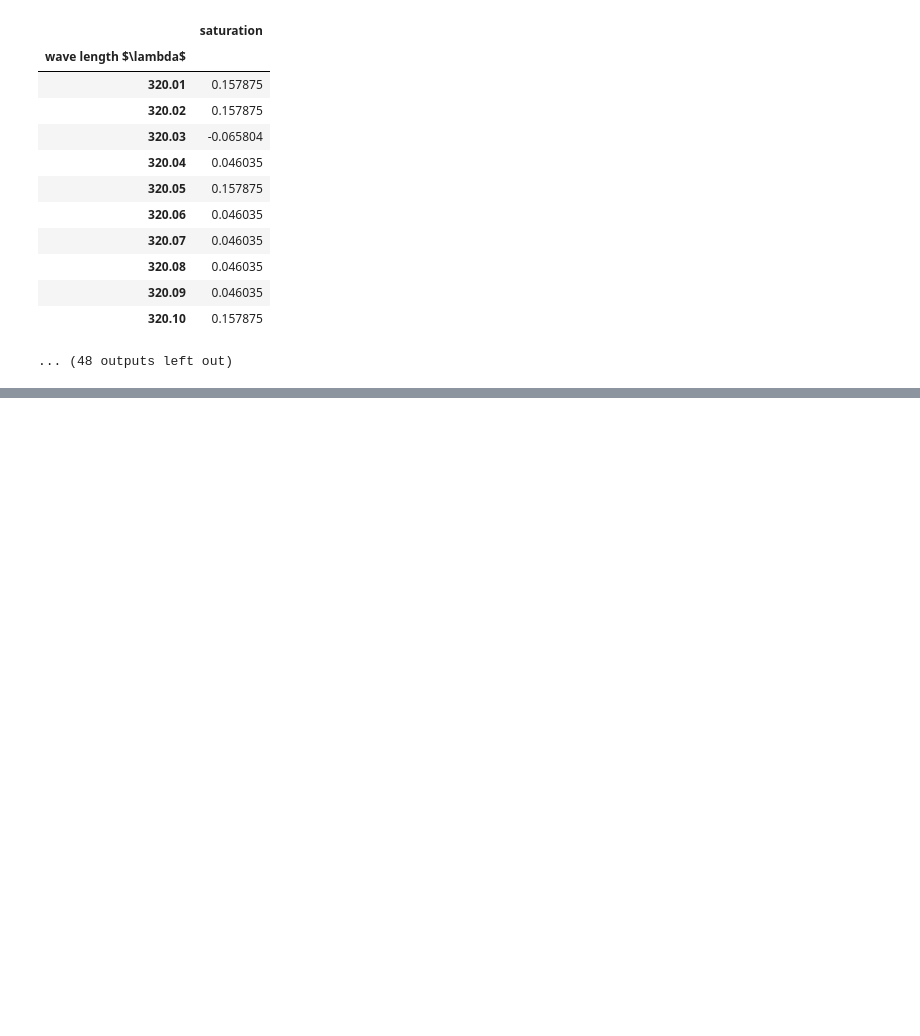
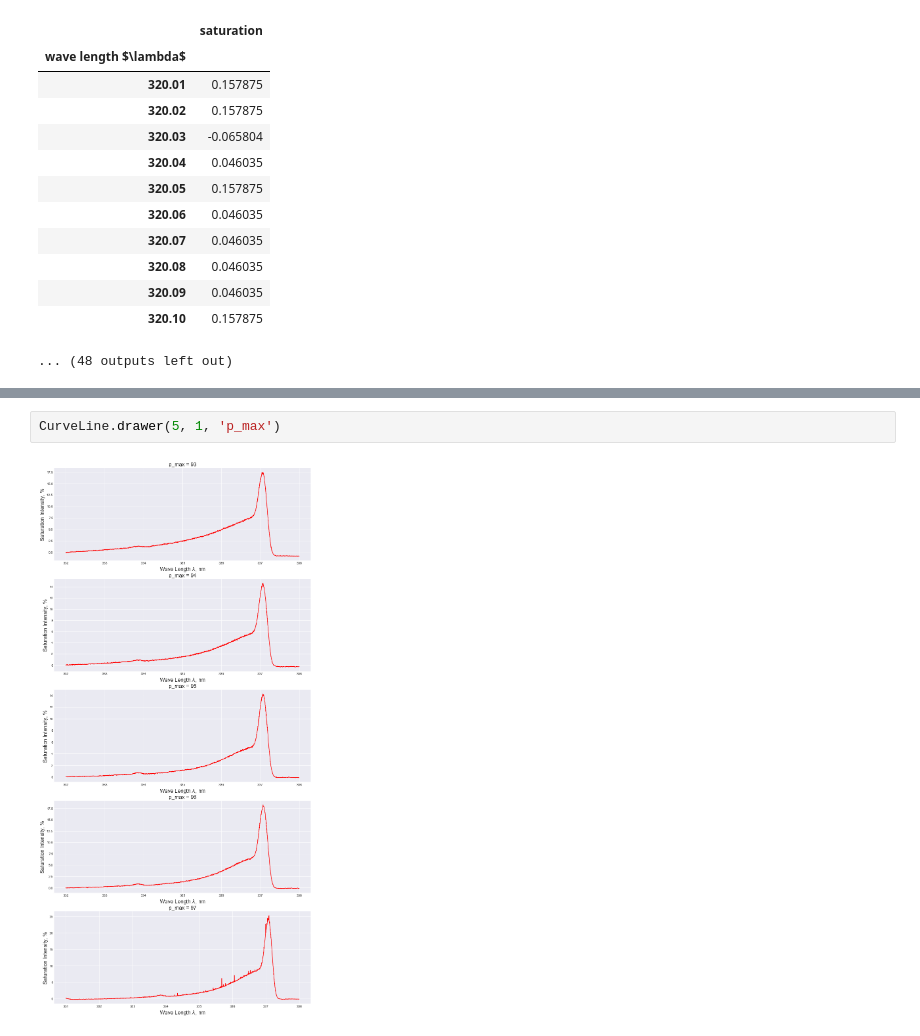
Before and after one commit to verwindle/PMR, a Jupyter notebook: N2/N2.ipynb, the cells around one changed output, grey strips where cells are left out. Drawn from its saved outputs; the diff is of its cells as text; blank space fills up the shorter version.

```diff
--- a/N2/N2.ipynb
+++ b/N2/N2.ipynb
@@ -695,0 +205,4 @@ KeyError: 'index'
+# %%
+CurveLine.drawer(5, 1, 'p_max')
+# %% [output]
+[figure, added]
```
Also changed, not shown: parts of 123 cells of this notebook, 38 other files.
